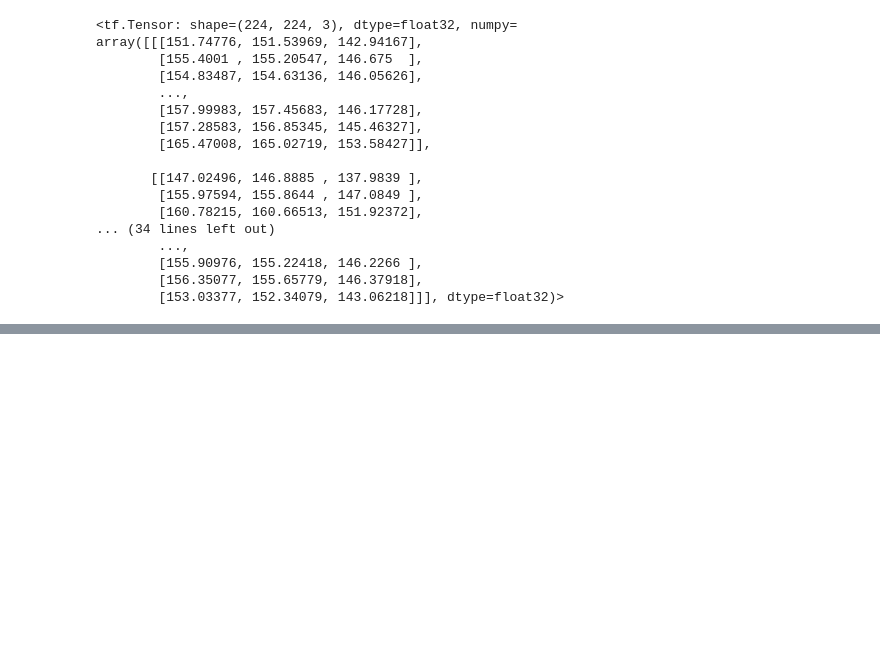
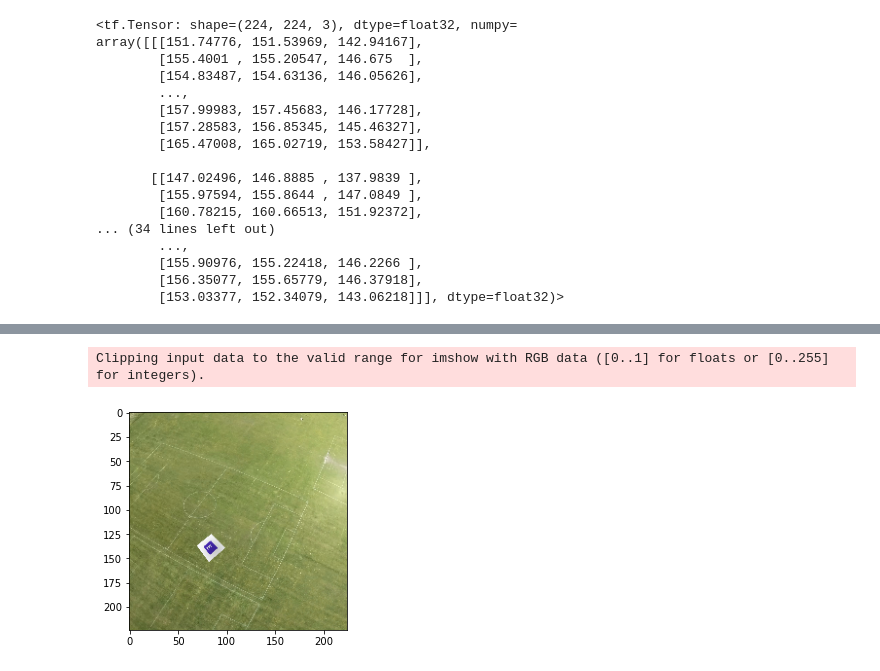
Before and after one commit to ChenfuShi/Hestia_imeche_vision_challenge, a Jupyter notebook: tests_chenfu/generator.ipynb, the cells around one changed output, grey strips where cells are left out. Drawn from its saved outputs; the diff is of its cells as text; code cells hidden in the pictures; blank space fills up the shorter version.

```diff
--- a/tests_chenfu/generator.ipynb
+++ b/tests_chenfu/generator.ipynb
@@ -8,0 +43,6 @@ out_array, coords, letter, color = dataset.square_generation.stitch_random_squar
+# %%
+X = np.array((coords["A_X"], coords["B_X"], coords["C_X"], coords["D_X"]))
+Y = np.array((coords["A_Y"], coords["B_Y"], coords["C_Y"], coords["D_Y"]))
+# %%
+idx_X = np.argsort(X)
+idx_Y = np.argsort(Y)
@@ -17,8 +78,8 @@ import glob
 from dataset.square_generation import stitch_random_square
 from PIL import Image
 
-DATASET_DIR = "C:/Users/MDEFSCS4/Documents/GitHub/Hestia_imeche_vision_challenge/data/grass_pretrain"
-TRUE_NEGATIVES_DIR = "C:/Users/MDEFSCS4/Documents/GitHub/Hestia_imeche_vision_challenge/data/true_negatives_pretrain"
+DATASET_DIR = "../data/grass_pretrain"
+TRUE_NEGATIVES_DIR = "../data/true_negatives_pretrain"
 
 
 STITCH_PROB = 0.5
@@ -33,27 +94,41 @@ int_to_char = dict((i, c) for i, c in enumerate(alphabet))
 list_of_grass_images = glob.glob(DATASET_DIR + "/*jpeg")
 list_of_negative_images = glob.glob(TRUE_NEGATIVES_DIR + "/*jpeg")
 
+def align_coords(coords):
+    sums = np.array((coords["A_X"] + coords["A_Y"], coords["B_X"] + coords["B_Y"], coords["C_X"] + coords["C_Y"], coords["D_X"] + coords["D_Y"]))
+    X = np.array((coords["A_X"], coords["B_X"], coords["C_X"], coords["D_X"]))
+    Y = np.array((coords["A_Y"], coords["B_Y"], coords["C_Y"], coords["D_Y"]))
+    idx_Y = np.argsort(Y)
+    top_left = np.argmin(sums)
+    bottom_right = np.argmax(sums)
+    a = list(idx_Y)
+    a.remove(top_left)
+    a.remove(bottom_right)
+    top_right = a[0]
+    bottom_left = [1]
+    return np.array((X[top_left]/1000, Y[top_left]/1000, X[bottom_right]/1000, Y[bottom_right]/1000, X[top_right]/1000, Y[top_right]/1000, X[bottom_left].item()/1000, Y[bottom_left].item()/1000,))
+
 def train_generator():
     for i in range(10000):
         if random.random() > TRUE_NEG_PRO:
             if random.random() > STITCH_PROB:
                 X, coords, letter, color = stitch_random_square(random.choice(list_of_grass_images))
                 presence = 1
-                position = [coords["A_X"]/1000,coords["B_X"]/1000,coords["C_X"]/1000,coords["D_X"]/1000,coords["A_Y"]/1000,coords["B_Y"]/1000,coords["C_Y"]/1000,coords["D_Y"]/1000]
+                position = align_coords(coords)
                 enc_letter = np.zeros(36)
                 enc_letter[char_to_int[letter]] = 1
             else:
                 img_file = random.choice(list_of_grass_images)
                 X = np.array(Image.open(img_file))
                 presence = 0
-                position = [None,None,None,None,None,None,None,None,]
-                enc_letter = np.full(36, None)
+                position = np.full(8, np.nan)
+                enc_letter = np.full(36, np.nan)
         else:
             img_file = random.choice(list_of_negative_images)
             X = np.array(Image.open(img_file))
             presence = 0
-            position = [None,None,None,None,None,None,None,None,]
-            enc_letter = np.full(36, None)
+            position = np.full(8, np.nan)
+            enc_letter = np.full(36, np.nan)
         # preprocess input for imagenet style
         yield X, (presence, position, enc_letter)
 # %%
@@ -123,0 +271,2 @@ Hint: If you want to see a list of allocated tensors when OOM happens, add repor
+# %%
+a = retrieve_tf_dataset()
@@ -123,0 +282,6 @@ Hint: If you want to see a list of allocated tensors when OOM happens, add repor
+# %%
+for a,b in tf_data.take(1):
+    plt.imshow(a[1,]/255)
+# %% [output]
+Clipping input data to the valid range for imshow with RGB data ([0..1] for floats or [0..255] for integers).
+[figure, added]
```
Also changed, not shown: parts of 19 cells of this notebook, 5 other files.
